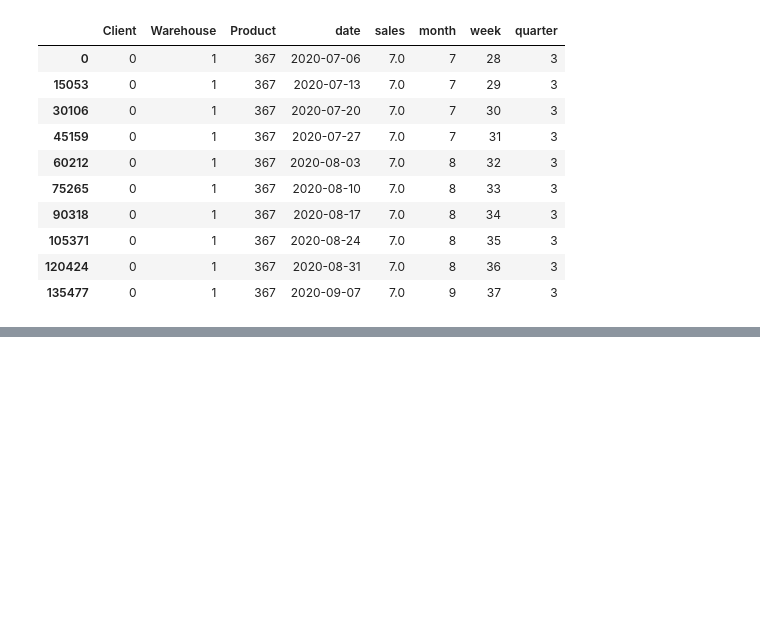
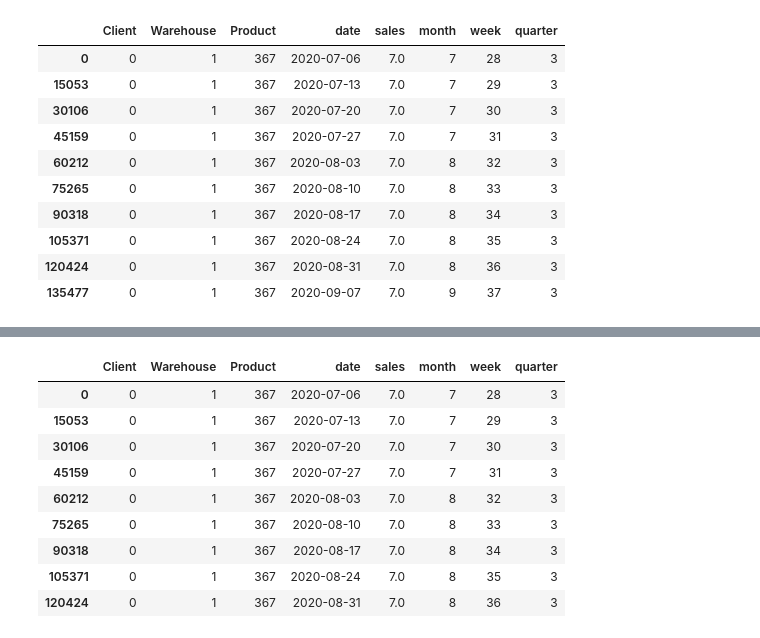
Before and after one commit to hozaifaanwar/vn1-forecasting, a Jupyter notebook: notebooks/01_practice.ipynb, the cells around one changed output, grey strips where cells are left out. Drawn from its saved outputs; the diff is of its cells as text; code cells hidden in the pictures; blank space fills up the shorter version.

```diff
--- a/notebooks/01_practice.ipynb
+++ b/notebooks/01_practice.ipynb
@@ -157,3 +173,16 @@ df_sales.head(10)
+# %%
+df_sales.iloc[0:9]
+# %% [output]
+|  | Client | Warehouse | Product | date | sales | month | week | quarter |
+| 0 | 0 | 1 | 367 | 2020-07-06 | 7.0 | 7 | 28 | 3 |
+| 15053 | 0 | 1 | 367 | 2020-07-13 | 7.0 | 7 | 29 | 3 |
+| 30106 | 0 | 1 | 367 | 2020-07-20 | 7.0 | 7 | 30 | 3 |
+| 45159 | 0 | 1 | 367 | 2020-07-27 | 7.0 | 7 | 31 | 3 |
+| 60212 | 0 | 1 | 367 | 2020-08-03 | 7.0 | 8 | 32 | 3 |
+| 75265 | 0 | 1 | 367 | 2020-08-10 | 7.0 | 8 | 33 | 3 |
+| 90318 | 0 | 1 | 367 | 2020-08-17 | 7.0 | 8 | 34 | 3 |
+| 105371 | 0 | 1 | 367 | 2020-08-24 | 7.0 | 8 | 35 | 3 |
+| 120424 | 0 | 1 | 367 | 2020-08-31 | 7.0 | 8 | 36 | 3 |
 # %%
 # --- reset the index after sorting ---
 df_sales = df_sales.reset_index(drop=True)
```
Also changed, not shown: parts of 12 cells of this notebook, 4 other files.
